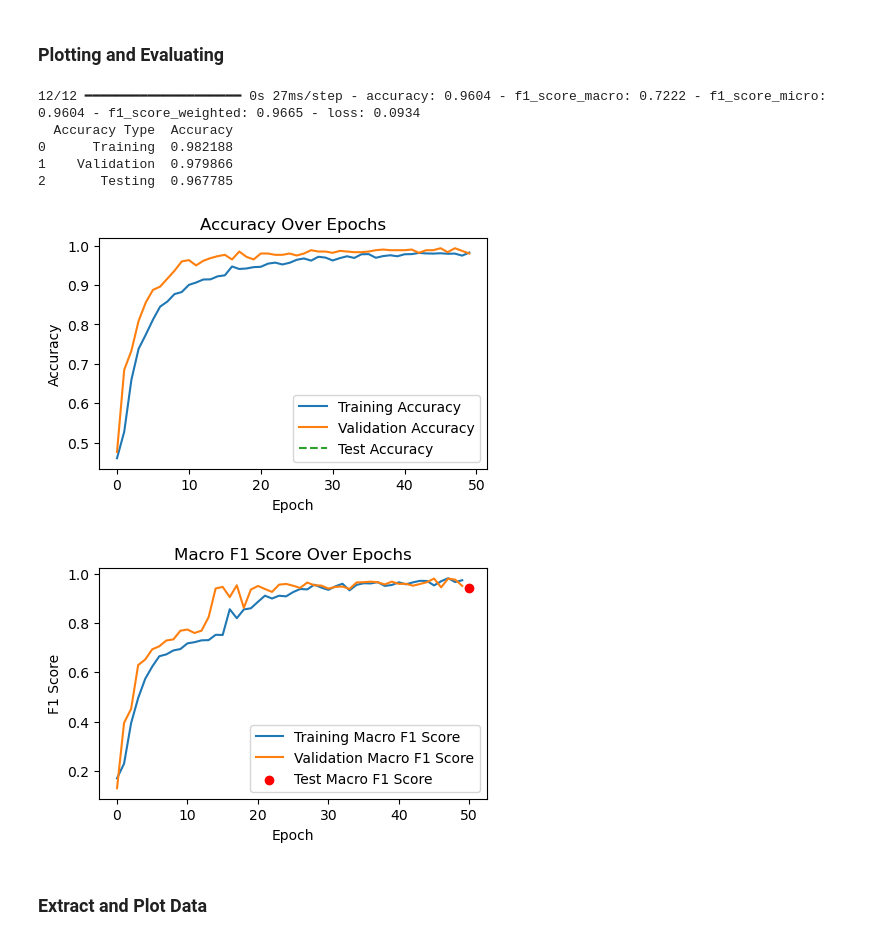
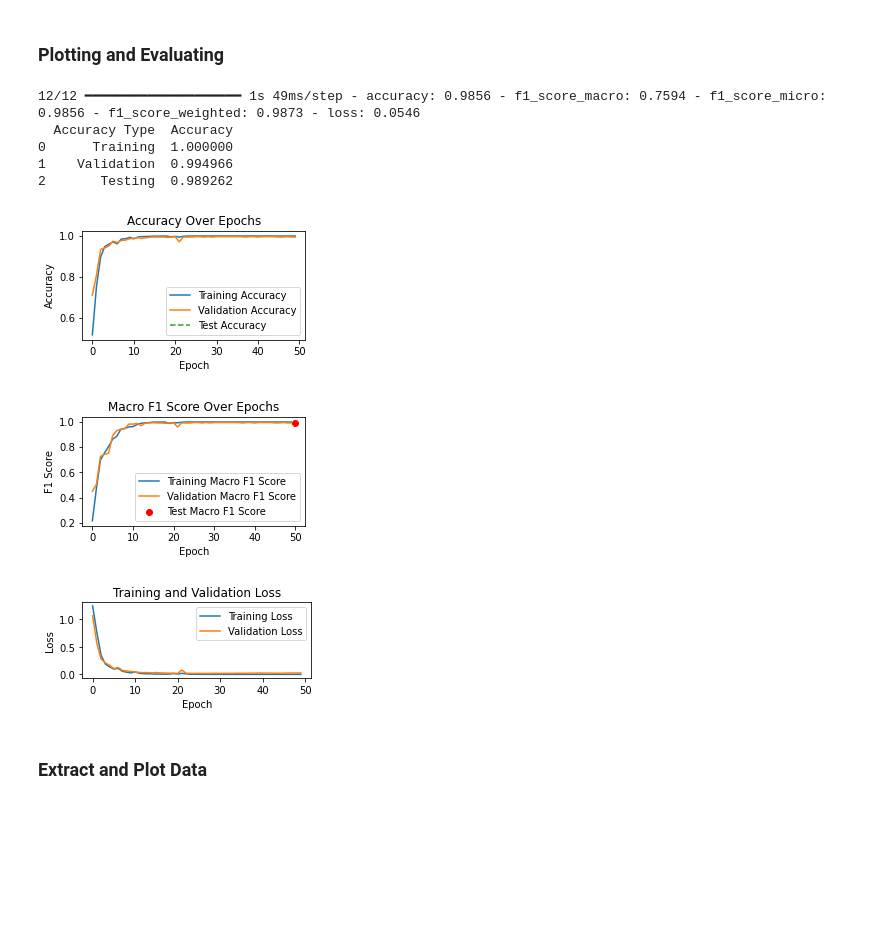
Before and after one commit to lettucend/CML_assignment2, a Jupyter notebook: A2/shapes.ipynb, the cells around one changed output. Drawn from its saved outputs; the diff is of its cells as text; code cells hidden in the pictures; blank space fills up the shorter version.

```diff
--- a/A2/shapes.ipynb
+++ b/A2/shapes.ipynb
@@ -949,41 +933,54 @@ data = {
     'Accuracy Type': ['Training', 'Validation', 'Testing'],
     'Accuracy': [train_accuracy, val_accuracy, test_accuracy]
 }
 
 # Create DataFrame
 df = pd.DataFrame(data)
 print(df)
 
 # Plot the training, validation, and testing accuracy
-plt.figure(figsize=(5, 3))
+plt.figure(figsize=(4, 2))
 plt.plot(history_cnn.history['accuracy'], label='Training Accuracy')
 plt.plot(history_cnn.history['val_accuracy'], label='Validation Accuracy')
 plt.plot([None]*(epochs-1) + [test_accuracy], label='Test Accuracy', linestyle='--')
 plt.title('Accuracy Over Epochs')
 plt.xlabel('Epoch')
 plt.ylabel('Accuracy')
 plt.legend()
 plt.show()
 
 # Plot macro F1 score
-plt.figure(figsize=(5, 3))
+plt.figure(figsize=(4, 2))
 plt.plot(history_cnn.history['f1_score_macro'], label='Training Macro F1 Score')
 if 'val_f1_score_macro' in history_cnn.history:
     plt.plot(history_cnn.history['val_f1_score_macro'], label='Validation Macro F1 Score')
 plt.scatter(epochs, test_f1_macro, color='red', label='Test Macro F1 Score')
 plt.title('Macro F1 Score Over Epochs')
 plt.xlabel('Epoch')
 plt.ylabel('F1 Score')
 plt.legend()
 plt.show()
+
+# Plot training and validation loss
+plt.figure(figsize=(4, 2))
+plt.plot(history_cnn.history['loss'], label='Training Loss')
+plt.plot(history_cnn.history['val_loss'], label='Validation Loss')
+plt.title('Training and Validation Loss')
+plt.xlabel('Epoch')
+plt.ylabel('Loss')
+plt.legend()
+
+plt.tight_layout()
+plt.show()
 # %% [output]
-12/12 ━━━━━━━━━━━━━━━━━━━━ 0s 27ms/step - accuracy: 0.9604 - f1_score_macro: 0.7222 - f1_score_micro: 0.9604 - f1_score_weighted: 0.9665 - loss: 0.0934
+12/12 ━━━━━━━━━━━━━━━━━━━━ 1s 49ms/step - accuracy: 0.9856 - f1_score_macro: 0.7594 - f1_score_micro: 0.9856 - f1_score_weighted: 0.9873 - loss: 0.0546
   Accuracy Type  Accuracy
-0      Training  0.982188
-1    Validation  0.979866
-2       Testing  0.967785
+0      Training  1.000000
+1    Validation  0.994966
+2       Testing  0.989262
-[figure, old version]
+[figure, new version]
-[figure, old version]
+[figure, new version]
+[figure, added]
 # %% [markdown]
 ###  Extract and Plot Data
 # %%
```
Also changed, not shown: parts of 53 cells of this notebook.
